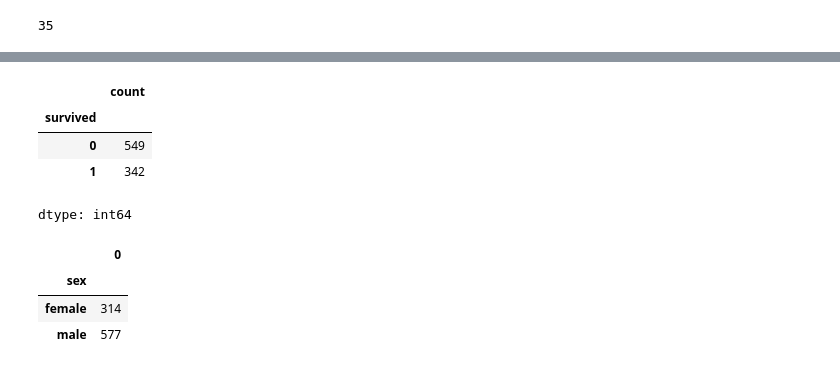
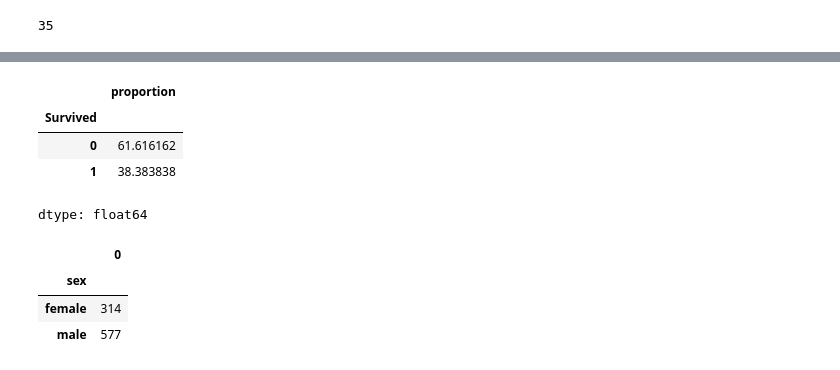
Before and after one commit to KS6Git/Python_EDA_Raja, a Jupyter notebook: KS_EDA_Titanic_assignment.ipynb, the cells around one changed output, grey strips where cells are left out. Cells and saved outputs as stored; diff of their text form; code cells hidden in the pictures.

```diff
--- a/KS_EDA_Titanic_assignment.ipynb
+++ b/KS_EDA_Titanic_assignment.ipynb
@@ -17,0 +20,2 @@ df = sns.load_dataset('titanic')
+# %%
+df_train = pd.read_csv('/content/drive/MyDrive/Colab Notebooks/Raja_Python_Programming/train.csv')              #Kaggle
@@ -127,0 +76,2 @@ len(df)*100
+# %%
+df_train['NewColumn'] = 'empty'
@@ -167,12 +593,12 @@ dtype: int64
 # %%
 # df['survived'].value_counts(normalize=True) * 100
-df['survived'].value_counts()
+df_train['Survived'].value_counts(normalize=True) * 100
 # %% [output]
-|  | count |
-| survived |  |
-| 0 | 549 |
-| 1 | 342 |
+|  | proportion |
+| Survived |  |
+| 0 | 61.616162 |
+| 1 | 38.383838 |
-dtype: int64
+dtype: float64
 # %%
 df.groupby('sex').size()
 # %% [output]
```
Also changed, not shown: parts of 153 cells of this notebook.
